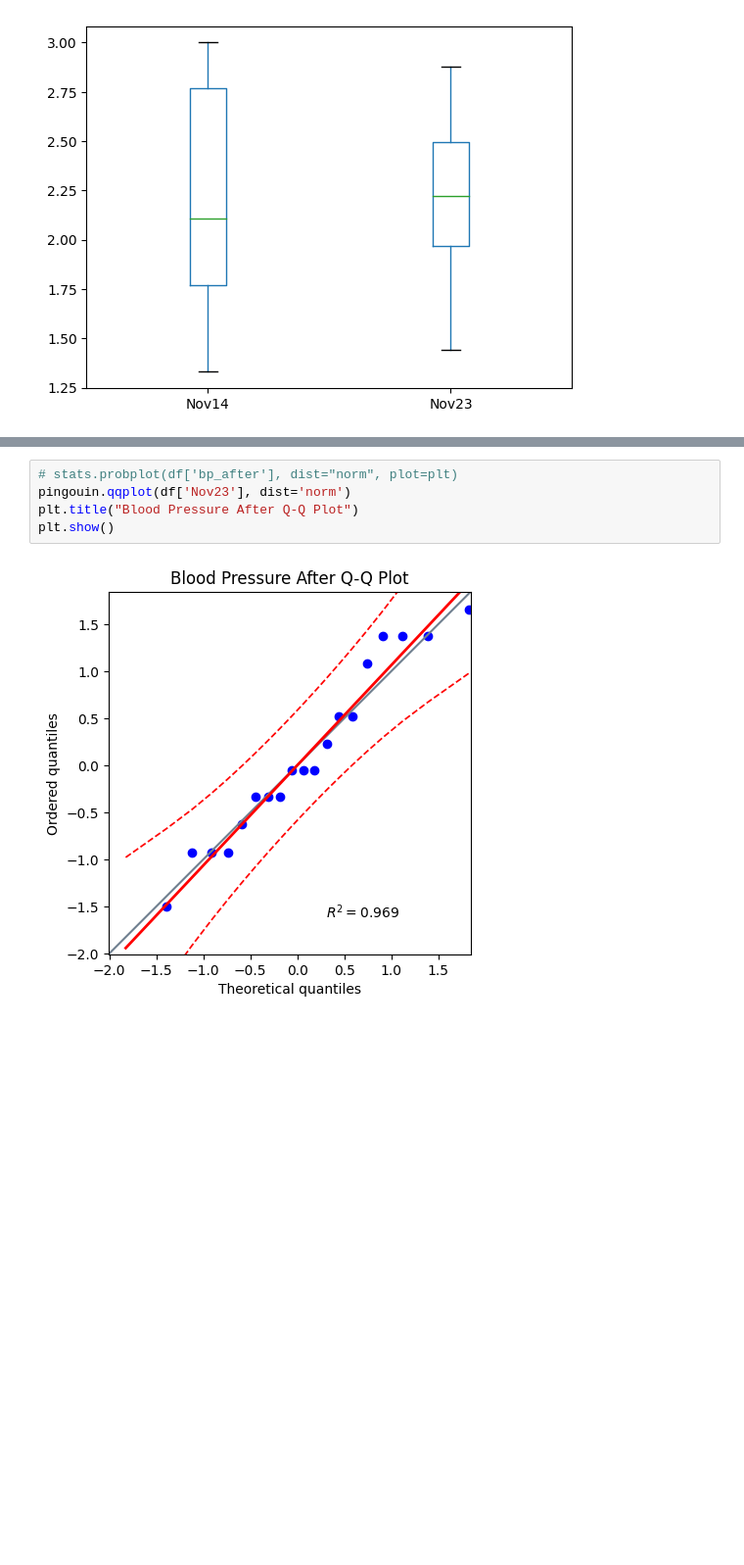
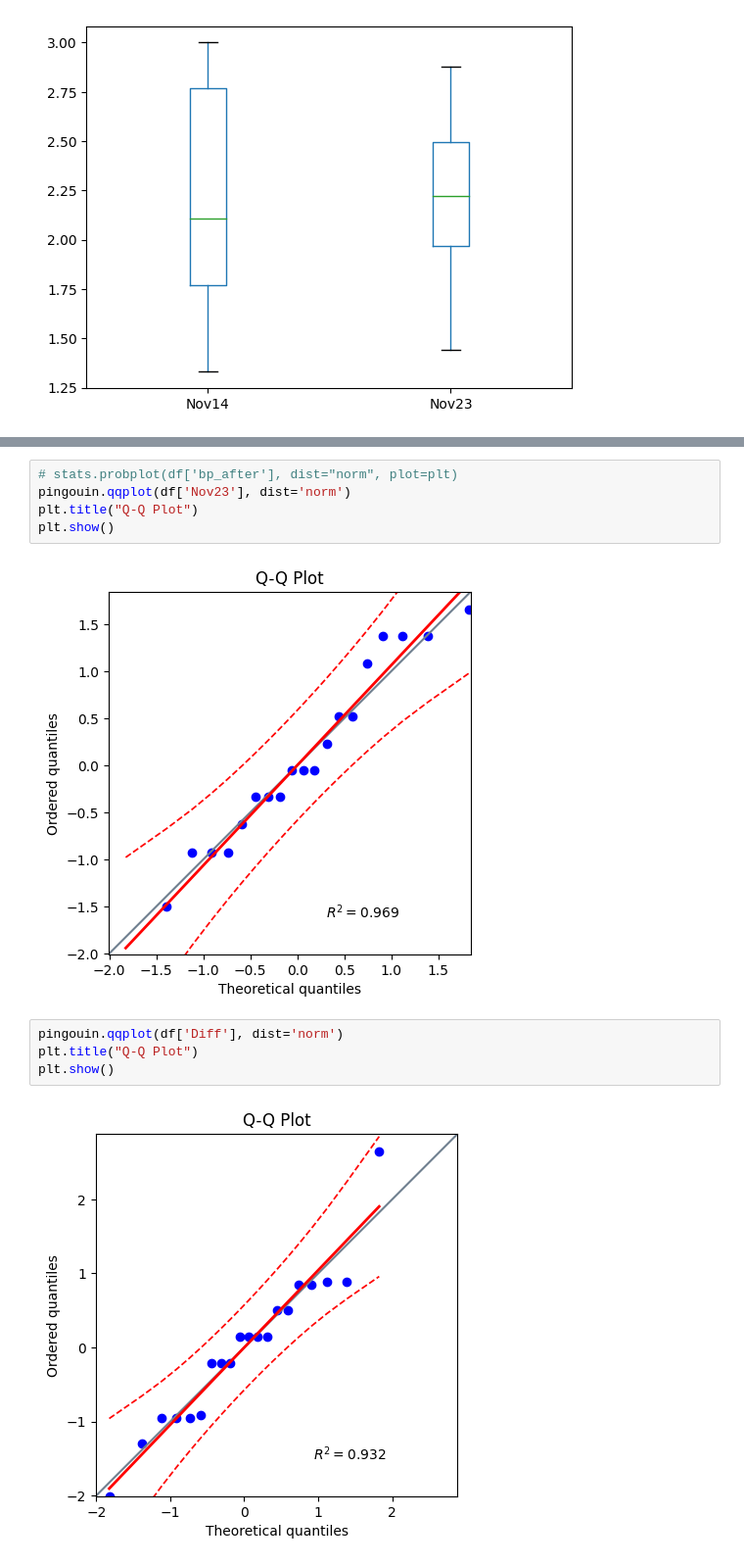
Before and after one commit to air4children/dei-hri2023, a Jupyter notebook: article/notebooks/survey-results-wilcoxon.ipynb, the cells around one changed output, grey strips where cells are left out. Shown at 98% size. Saved outputs shown, nothing was run; the diff lists cells and outputs as text; blank space fills up the shorter version.

```diff
--- a/article/notebooks/survey-results-wilcoxon.ipynb
+++ b/article/notebooks/survey-results-wilcoxon.ipynb
@@ -95,7 +140,13 @@ plt.show()
 # %%
 # stats.probplot(df['bp_after'], dist="norm", plot=plt)
 pingouin.qqplot(df['Nov23'], dist='norm')
-plt.title("Blood Pressure After Q-Q Plot")
+plt.title("Q-Q Plot")
 plt.show()
 # %% [output]
-[figure, old version]
+[figure, new version]
+# %%
+pingouin.qqplot(df['Diff'], dist='norm')
+plt.title("Q-Q Plot")
+plt.show()
+# %% [output]
+[figure, added]
```
Also changed, not shown: parts of 22 cells of this notebook, 10 other files.
